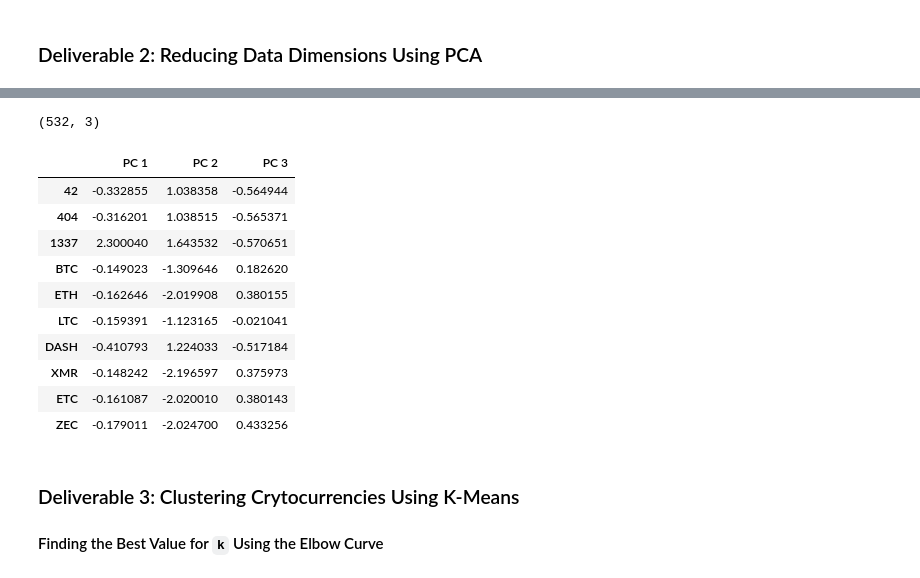
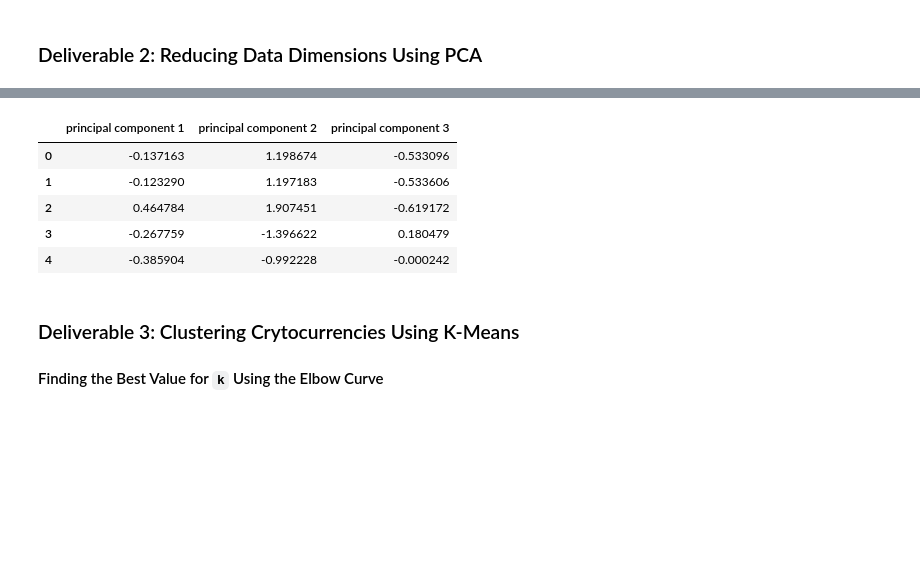
Before and after one commit to jcp650/Cryptocurrencies, a Jupyter notebook: crypto_clustering.ipynb, the cells around one changed output, grey strips where cells are left out. Cells and saved outputs as stored; diff of their text form; code cells hidden in the pictures; blank space fills up the shorter version.

```diff
--- a/crypto_clustering.ipynb
+++ b/crypto_clustering.ipynb
@@ -13,9 +13,9 @@ from sklearn.cluster import KMeans
 ### Deliverable 1: Preprocessing the Data for PCA
 # %%
 # Load the crypto_data.csv dataset.
-crypto_df = pd.read_csv("crypto_data(2).csv")
-crypto_df = crypto_df.set_index(crypto_df['Unnamed: 0'])
-crypto_df = crypto_df.drop(['Unnamed: 0'], axis=1)
+crypto_df = pd.read_csv("crypto_data(2).csv", index_col = 0)
+#crypto_df = crypto_df.set_index(crypto_df['Unnamed: 0'])
+#crypto_df = crypto_df.drop(['Unnamed: 0'], axis=1)
 crypto_df
 # %% [output]
 |  | CoinName | Algorithm | IsTrading | ProofType | TotalCoinsMined | TotalCoinSupply |
@@ -205,3 +197,5 @@ print(crypto_scaled)
 ### Deliverable 2: Reducing Data Dimensions Using PCA
 # %%
 # Using PCA to reduce dimension to three principal components.
+pca = PCA(n_components=3)
+crypto_pca = pca.fit_transform(crypto_scaled)
@@ -216,19 +202,16 @@ array([[-0.33285464,  1.0383583 , -0.56494435],
 # %%
 # Create a DataFrame with the three principal components.
-# YOUR CODE HERE
+df_crypto_pca = pd.DataFrame(
+    data=crypto_pca, columns=["principal component 1", "principal component 2", "principal component 3"]
+)
+df_crypto_pca.head()
 # %% [output]
-(532, 3)
-|  | PC 1 | PC 2 | PC 3 |
-| 42 | -0.332855 | 1.038358 | -0.564944 |
-| 404 | -0.316201 | 1.038515 | -0.565371 |
-| 1337 | 2.300040 | 1.643532 | -0.570651 |
-| BTC | -0.149023 | -1.309646 | 0.182620 |
-| ETH | -0.162646 | -2.019908 | 0.380155 |
-| LTC | -0.159391 | -1.123165 | -0.021041 |
-| DASH | -0.410793 | 1.224033 | -0.517184 |
-| XMR | -0.148242 | -2.196597 | 0.375973 |
-| ETC | -0.161087 | -2.020010 | 0.380143 |
-| ZEC | -0.179011 | -2.024700 | 0.433256 |
+|  | principal component 1 | principal component 2 | principal component 3 |
+| 0 | -0.137163 | 1.198674 | -0.533096 |
+| 1 | -0.123290 | 1.197183 | -0.533606 |
+| 2 | 0.464784 | 1.907451 | -0.619172 |
+| 3 | -0.267759 | -1.396622 | 0.180479 |
+| 4 | -0.385904 | -0.992228 | -0.000242 |
 # %% [markdown]
 ### Deliverable 3: Clustering Crytocurrencies Using K-Means
 
```
Also changed, not shown: parts of 10 cells of this notebook.
